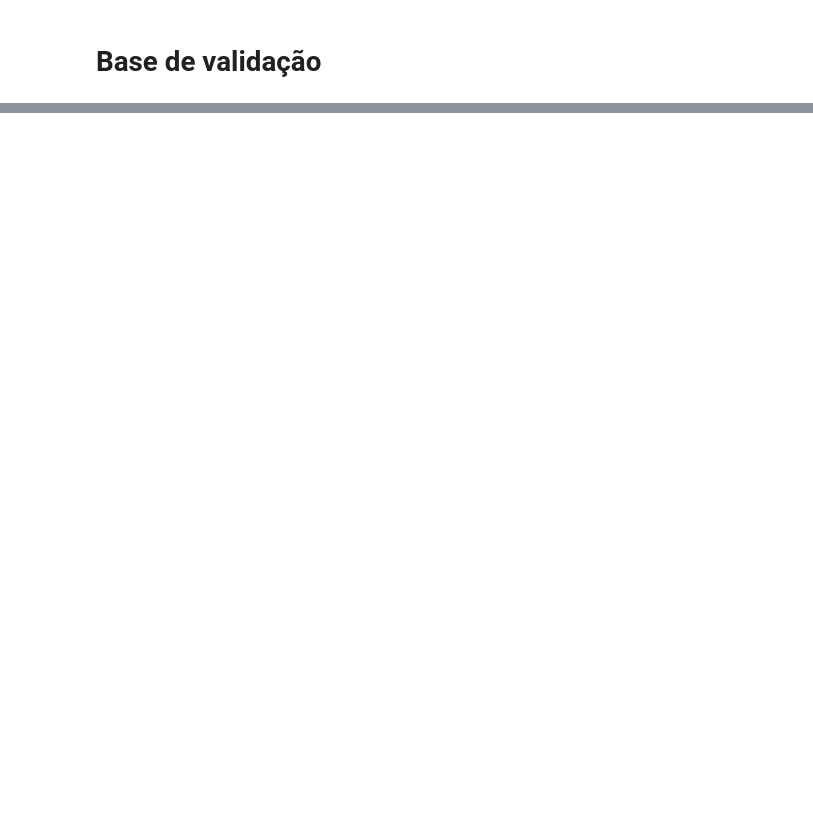
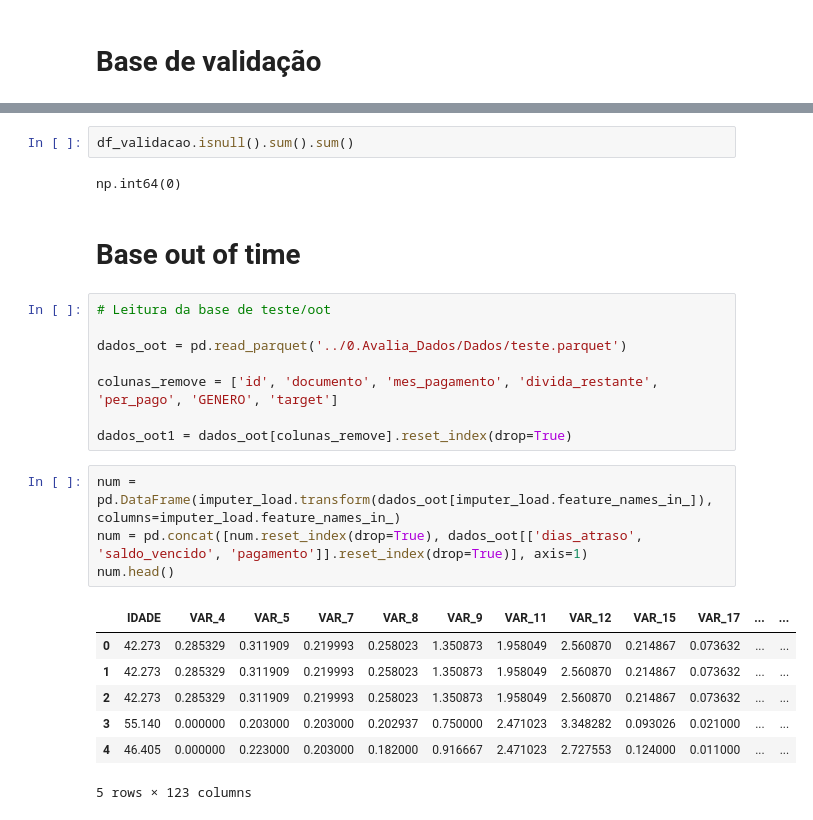
Before and after one commit to HugoCalegari/Estudo_Cobranca, a Jupyter notebook: vCobranca/1.Estudo_Variaveis/2.Pre_Processamento.ipynb, the cells around one changed output, grey strips where cells are left out. Saved outputs shown, nothing was run; the diff lists cells and outputs as text; blank space fills up the shorter version.

```diff
--- a/vCobranca/1.Estudo_Variaveis/2.Pre_Processamento.ipynb
+++ b/vCobranca/1.Estudo_Variaveis/2.Pre_Processamento.ipynb
@@ -199,0 +316,26 @@ dados_val = dados_val[df_treino.columns]
+# %%
+df_validacao.isnull().sum().sum()
+# %% [output]
+np.int64(0)
+# %% [markdown]
+# Base out of time
+# %%
+# Leitura da base de teste/oot
+
+dados_oot = pd.read_parquet('../0.Avalia_Dados/Dados/teste.parquet')
+
+colunas_remove = ['id', 'documento', 'mes_pagamento', 'divida_restante', 'per_pago', 'GENERO', 'target']
+
+dados_oot1 = dados_oot[colunas_remove].reset_index(drop=True)
+# %%
+num = pd.DataFrame(imputer_load.transform(dados_oot[imputer_load.feature_names_in_]), columns=imputer_load.feature_names_in_)
+num = pd.concat([num.reset_index(drop=True), dados_oot[['dias_atraso', 'saldo_vencido', 'pagamento']].reset_index(drop=True)], axis=1)
+num.head()
+# %% [output]
+|  | IDADE | VAR_4 | VAR_5 | VAR_7 | VAR_8 | VAR_9 | VAR_11 | VAR_12 | VAR_15 | VAR_17 | ... | ... |
+| 0 | 42.273 | 0.285329 | 0.311909 | 0.219993 | 0.258023 | 1.350873 | 1.958049 | 2.560870 | 0.214867 | 0.073632 | ... | ... |
+| 1 | 42.273 | 0.285329 | 0.311909 | 0.219993 | 0.258023 | 1.350873 | 1.958049 | 2.560870 | 0.214867 | 0.073632 | ... | ... |
+| 2 | 42.273 | 0.285329 | 0.311909 | 0.219993 | 0.258023 | 1.350873 | 1.958049 | 2.560870 | 0.214867 | 0.073632 | ... | ... |
+| 3 | 55.140 | 0.000000 | 0.203000 | 0.203000 | 0.202937 | 0.750000 | 2.471023 | 3.348282 | 0.093026 | 0.021000 | ... | ... |
+| 4 | 46.405 | 0.000000 | 0.223000 | 0.203000 | 0.182000 | 0.916667 | 2.471023 | 2.727553 | 0.124000 | 0.011000 | ... | ... |
+5 rows × 123 columns
```
Also changed, not shown: parts of 21 cells of this notebook.
